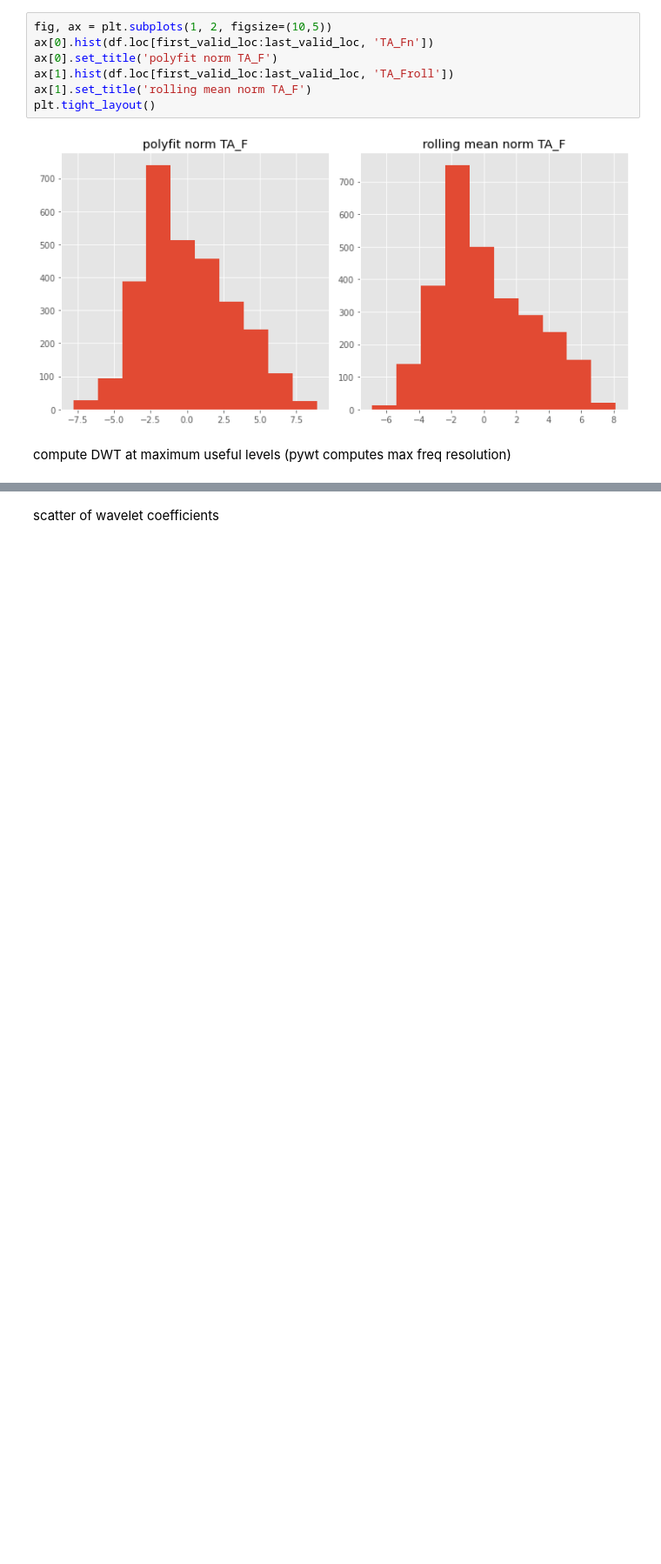
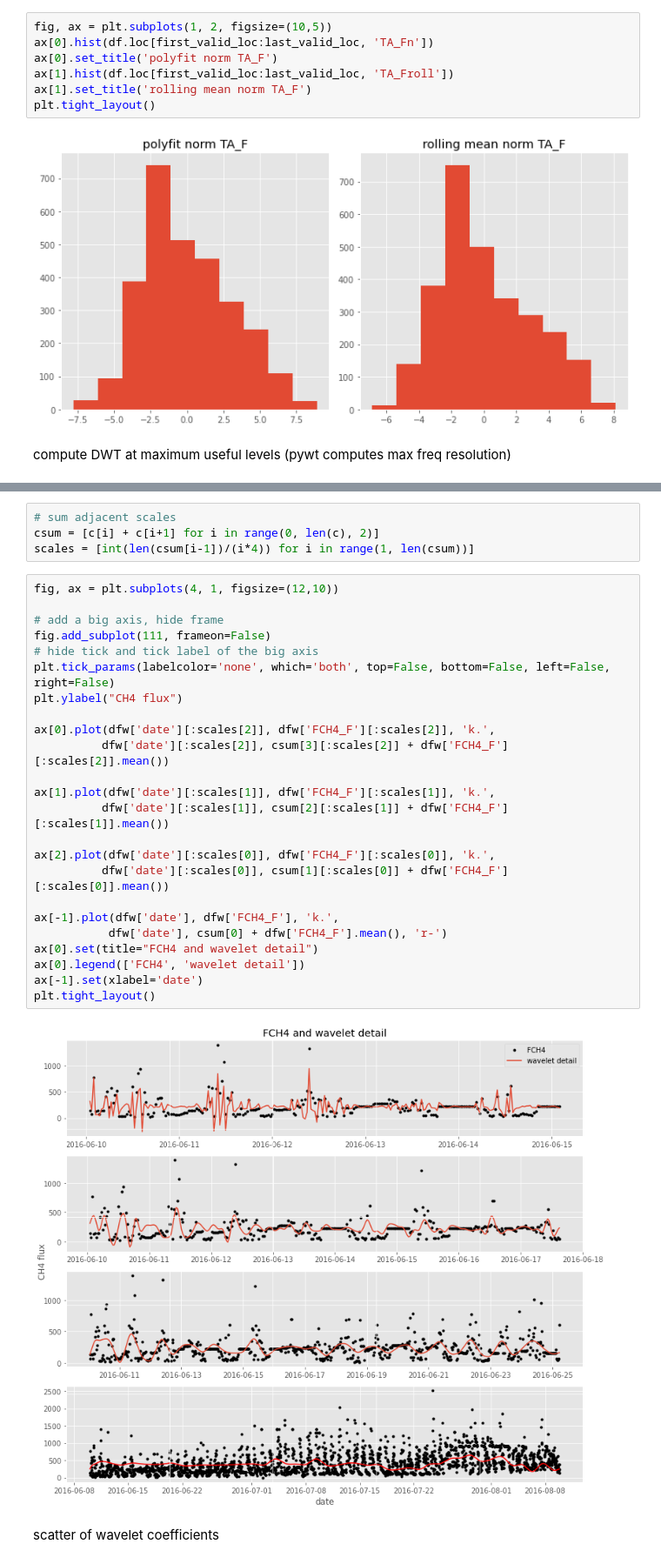
Before and after one commit to ottobriner/wavelet-partition, a Jupyter notebook: wavelet-partition.ipynb, the cells around one changed output, grey strips where cells are left out. Shown at 87% size. Cells and saved outputs as stored; diff of their text form; blank space fills up the shorter version.

```diff
--- a/wavelet-partition.ipynb
+++ b/wavelet-partition.ipynb
@@ -175,3 +319,33 @@ cTFn = pd.DataFrame(pywt.wavedec(df.loc[first_valid_loc:last_valid_loc, 'TA_Fn']
+# %%
+# sum adjacent scales
+csum = [c[i] + c[i+1] for i in range(0, len(c), 2)]
+scales = [int(len(csum[i-1])/(i*4)) for i in range(1, len(csum))]
+# %%
+fig, ax = plt.subplots(4, 1, figsize=(12,10))
+
+# add a big axis, hide frame
+fig.add_subplot(111, frameon=False)
+# hide tick and tick label of the big axis
+plt.tick_params(labelcolor='none', which='both', top=False, bottom=False, left=False, right=False)
+plt.ylabel("CH4 flux")
+
+ax[0].plot(dfw['date'][:scales[2]], dfw['FCH4_F'][:scales[2]], 'k.',
+          dfw['date'][:scales[2]], csum[3][:scales[2]] + dfw['FCH4_F'][:scales[2]].mean())
+
+ax[1].plot(dfw['date'][:scales[1]], dfw['FCH4_F'][:scales[1]], 'k.',
+          dfw['date'][:scales[1]], csum[2][:scales[1]] + dfw['FCH4_F'][:scales[1]].mean())
+
+ax[2].plot(dfw['date'][:scales[0]], dfw['FCH4_F'][:scales[0]], 'k.',
+          dfw['date'][:scales[0]], csum[1][:scales[0]] + dfw['FCH4_F'][:scales[0]].mean())
+
+ax[-1].plot(dfw['date'], dfw['FCH4_F'], 'k.',
+           dfw['date'], csum[0] + dfw['FCH4_F'].mean(), 'r-')
+ax[0].set(title="FCH4 and wavelet detail")
+ax[0].legend(['FCH4', 'wavelet detail'])
+ax[-1].set(xlabel='date')
+plt.tight_layout()
+# %% [output]
+[figure, added]
 # %% [markdown]
 scatter of wavelet coefficients
 # %%
```
Also changed, not shown: parts of 10 cells of this notebook.
